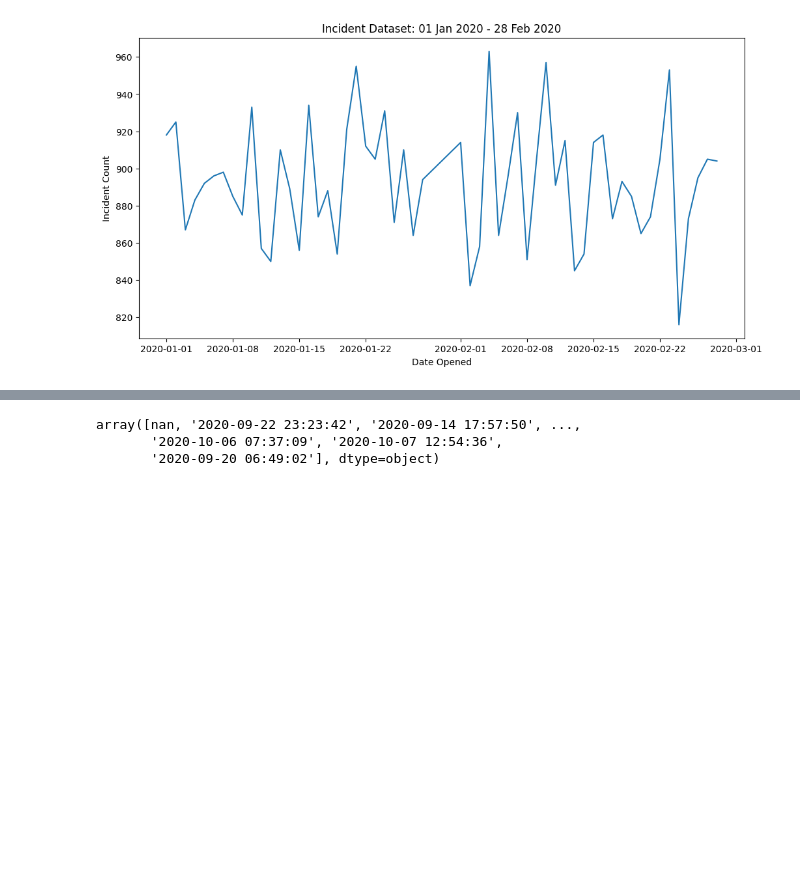
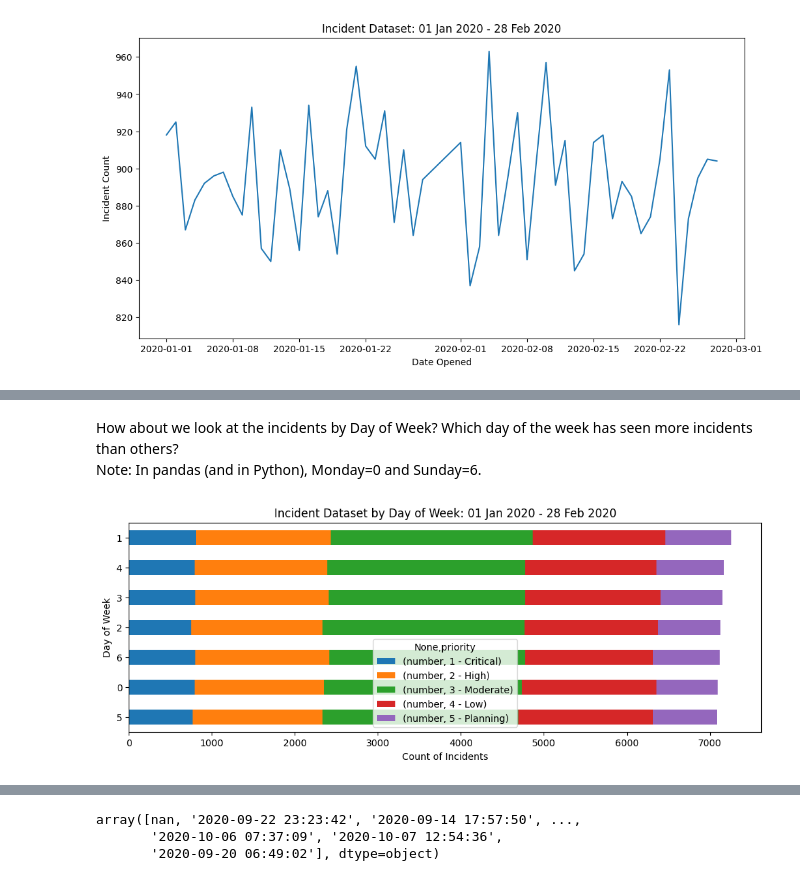
Before and after one commit to brad-do/hs_training, a Jupyter notebook: day2.ipynb, the cells around one changed output, grey strips where cells are left out. Saved outputs shown, nothing was run; the diff lists cells and outputs as text; code cells hidden in the pictures; blank space fills up the shorter version.

```diff
--- a/day2.ipynb
+++ b/day2.ipynb
@@ -150,0 +157,13 @@ plt.tight_layout()
+# %% [markdown]
+How about we look at the incidents by Day of Week?  Which day of the week has seen more incidents than others?<br/>
+Note: In pandas (and in Python), Monday=0 and Sunday=6.
+# %%
+fig, ax = plt.subplots(figsize=(12, 4))
+
+sorted_index = df_incidents[['opened_at_dow','number']].groupby(['opened_at_dow']).count().sort_values('number').index.tolist()
+_ = df_incidents[['opened_at_dow','priority','number']].groupby(['opened_at_dow','priority']).count().unstack().loc[sorted_index,:].plot(kind='barh', stacked=True, ax=ax)
+_ = ax.set_title(f'Incident Dataset by Day of Week: {df_incidents.opened_at_dt.min():%d %b %Y} - {df_incidents.opened_at_dt.max():%d %b %Y}')
+_ = ax.set_xlabel('Count of Incidents')
+_ = ax.set_ylabel('Day of Week')
+# %% [output]
+[figure, added]
```
Also changed, not shown: parts of 8 cells of this notebook.
